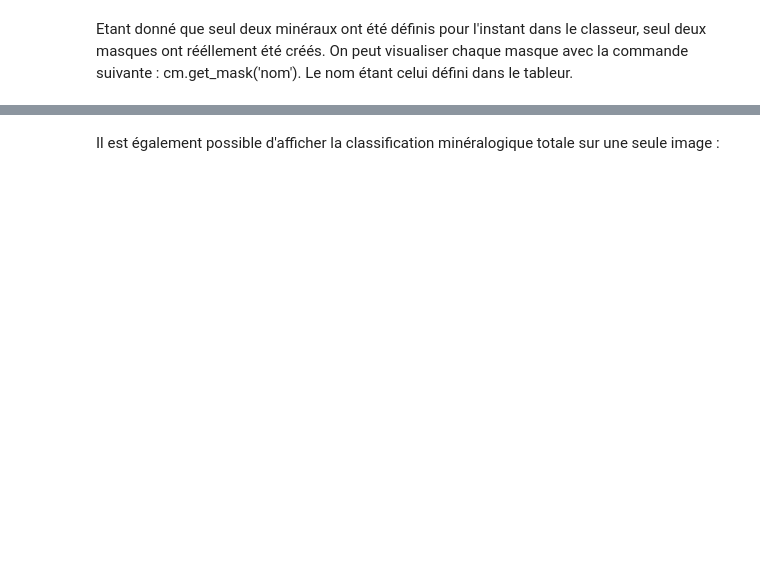
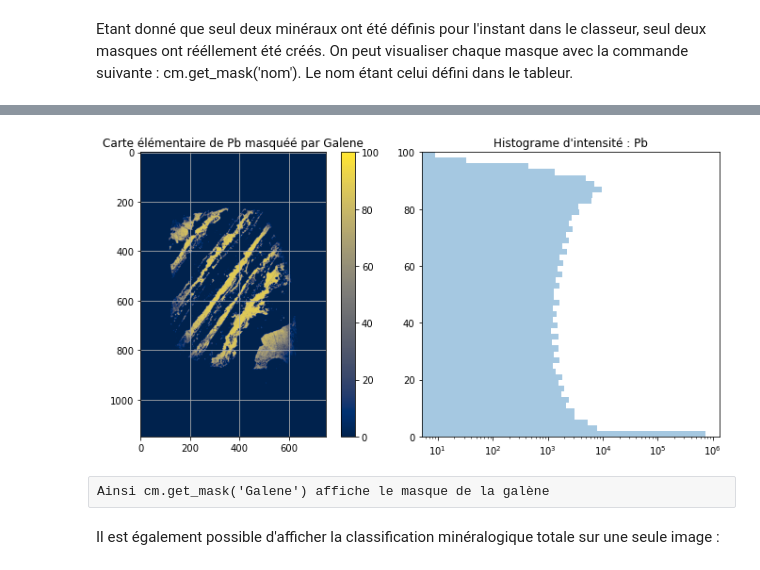
Before and after one commit to hameye/MARCIA, a Jupyter notebook: docs/examples/Tutorial.ipynb, the cells around one changed output, grey strips where cells are left out. Saved outputs shown, nothing was run; the diff lists cells and outputs as text; code cells hidden in the pictures; blank space fills up the shorter version.

```diff
--- a/docs/examples/Tutorial.ipynb
+++ b/docs/examples/Tutorial.ipynb
@@ -118,2 +164,8 @@ Ainsi cm.get_mask('Galene') affiche le masque de la galène
+# %%
+mc.hist_in_mask(data, mineral_cube, 'Pb', 'Galene' )
+# %% [output]
+[figure, added]
+# %% [raw]
+Ainsi cm.get_mask('Galene') affiche le masque de la galène
 # %% [markdown]
 Il est également possible d'afficher la classification minéralogique totale sur une seule image :
```
Also changed, not shown: parts of 26 cells of this notebook, 23 other files.
